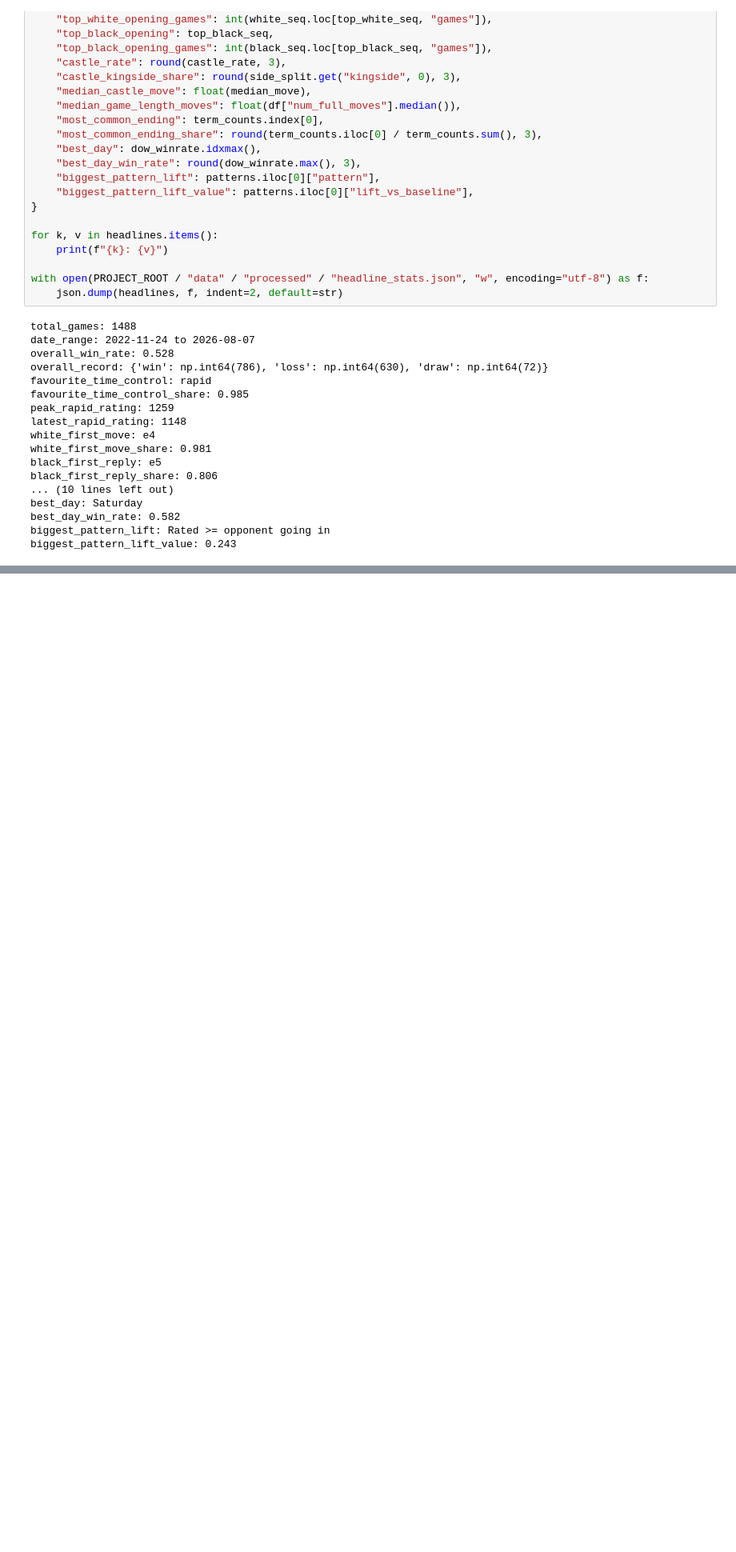
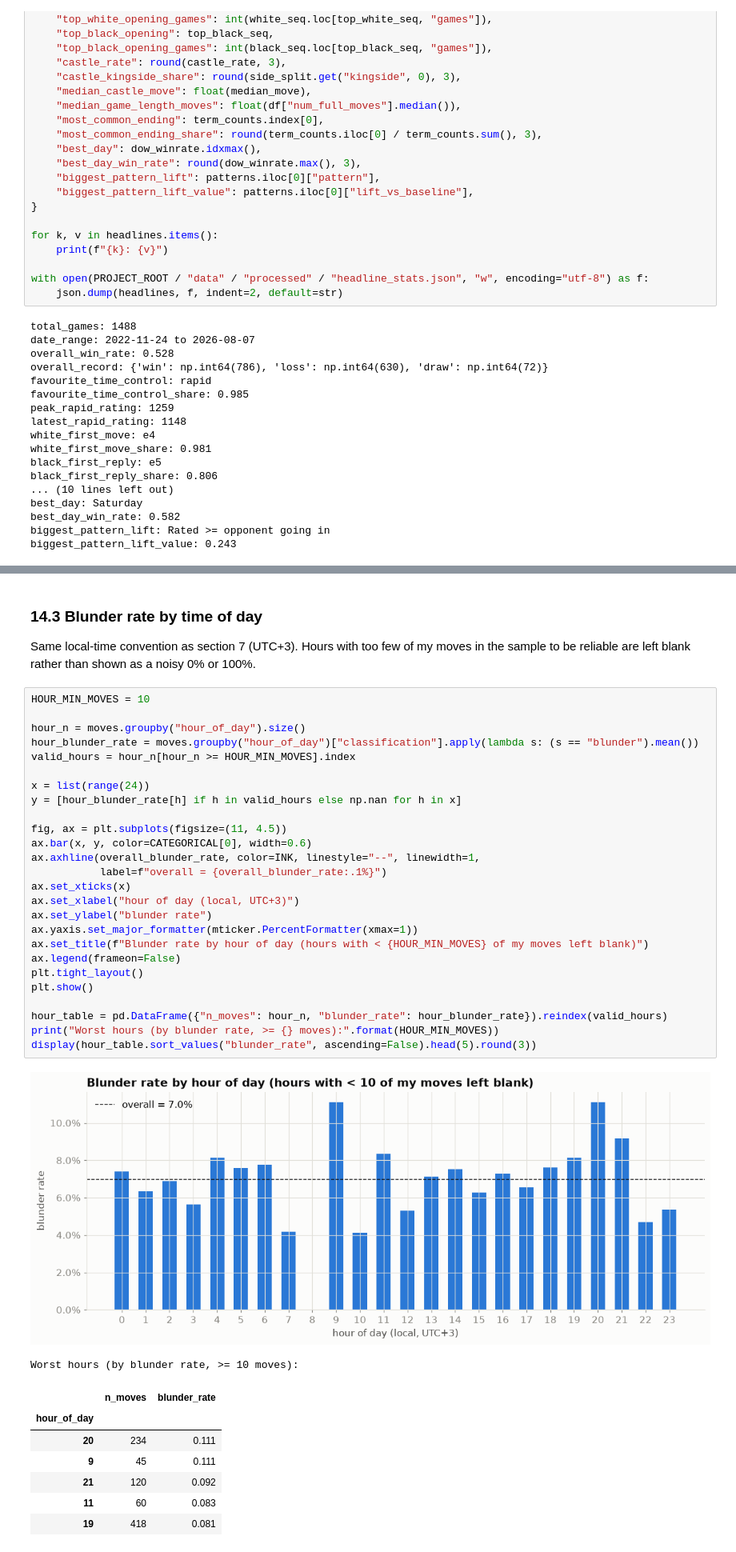
Before and after one commit to BadrWaqas/chess-self-analysis, a Jupyter notebook: notebooks/chess_self_analysis.ipynb, the cells around one changed output, grey strips where cells are left out. Shown at 80% size. Saved outputs shown, nothing was run; the diff lists cells and outputs as text; blank space fills up the shorter version.

```diff
--- a/notebooks/chess_self_analysis.ipynb
+++ b/notebooks/chess_self_analysis.ipynb
@@ -895,0 +1116,41 @@ biggest_pattern_lift_value: 0.243
+# %% [markdown]
+### 14.3 Blunder rate by time of day
+
+Same local-time convention as section 7 (UTC+3). Hours with too few of my moves in the sample to be
+reliable are left blank rather than shown as a noisy 0% or 100%.
+# %%
+HOUR_MIN_MOVES = 10
+
+hour_n = moves.groupby("hour_of_day").size()
+hour_blunder_rate = moves.groupby("hour_of_day")["classification"].apply(lambda s: (s == "blunder").mean())
+valid_hours = hour_n[hour_n >= HOUR_MIN_MOVES].index
+
+x = list(range(24))
+y = [hour_blunder_rate[h] if h in valid_hours else np.nan for h in x]
+
+fig, ax = plt.subplots(figsize=(11, 4.5))
+ax.bar(x, y, color=CATEGORICAL[0], width=0.6)
+ax.axhline(overall_blunder_rate, color=INK, linestyle="--", linewidth=1,
+           label=f"overall = {overall_blunder_rate:.1%}")
+ax.set_xticks(x)
+ax.set_xlabel("hour of day (local, UTC+3)")
+ax.set_ylabel("blunder rate")
+ax.yaxis.set_major_formatter(mticker.PercentFormatter(xmax=1))
+ax.set_title(f"Blunder rate by hour of day (hours with < {HOUR_MIN_MOVES} of my moves left blank)")
+ax.legend(frameon=False)
+plt.tight_layout()
+plt.show()
+
+hour_table = pd.DataFrame({"n_moves": hour_n, "blunder_rate": hour_blunder_rate}).reindex(valid_hours)
+print("Worst hours (by blunder rate, >= {} moves):".format(HOUR_MIN_MOVES))
+display(hour_table.sort_values("blunder_rate", ascending=False).head(5).round(3))
+# %% [output]
+[figure, added]
+Worst hours (by blunder rate, >= 10 moves):
+|  | n_moves | blunder_rate |
+| hour_of_day |  |  |
+| 20 | 234 | 0.111 |
+| 9 | 45 | 0.111 |
+| 21 | 120 | 0.092 |
+| 11 | 60 | 0.083 |
+| 19 | 418 | 0.081 |
```
Also changed, not shown: parts of 12 cells of this notebook, 6 other files.
